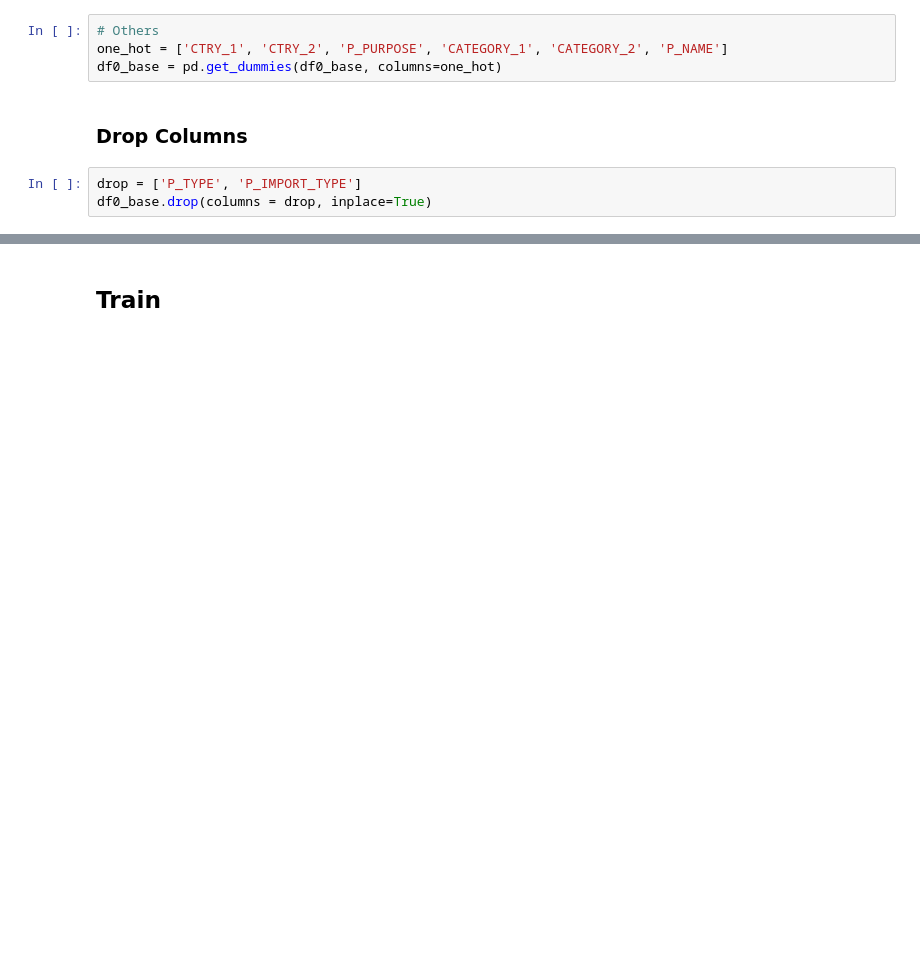
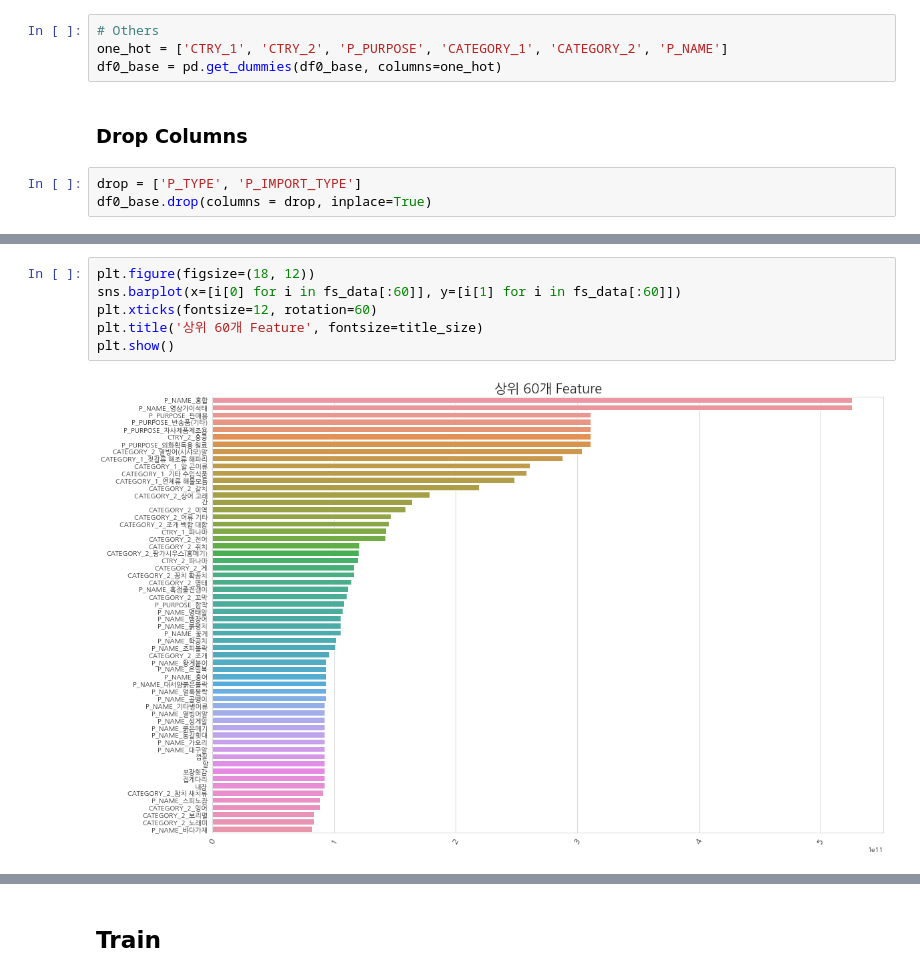
Before and after one commit to Yeony54/Project_Seafood_Import_Price_Prediction, a Jupyter notebook: 3-2. 전처리 가설 검증.ipynb, the cells around one changed output, grey strips where cells are left out. Saved outputs shown, nothing was run; the diff lists cells and outputs as text; blank space fills up the shorter version.

```diff
--- a/3-2. 전처리 가설 검증.ipynb
+++ b/3-2. 전처리 가설 검증.ipynb
@@ -314,0 +209,8 @@ df0_base.drop(columns = drop, inplace=True)
+# %%
+plt.figure(figsize=(18, 12))
+sns.barplot(x=[i[0] for i in fs_data[:60]], y=[i[1] for i in fs_data[:60]])
+plt.xticks(fontsize=12, rotation=60)
+plt.title('상위 60개 Feature', fontsize=title_size)
+plt.show()
+# %% [output]
+[figure, added]
```
Also changed, not shown: parts of 59 cells of this notebook, 1 other file.
